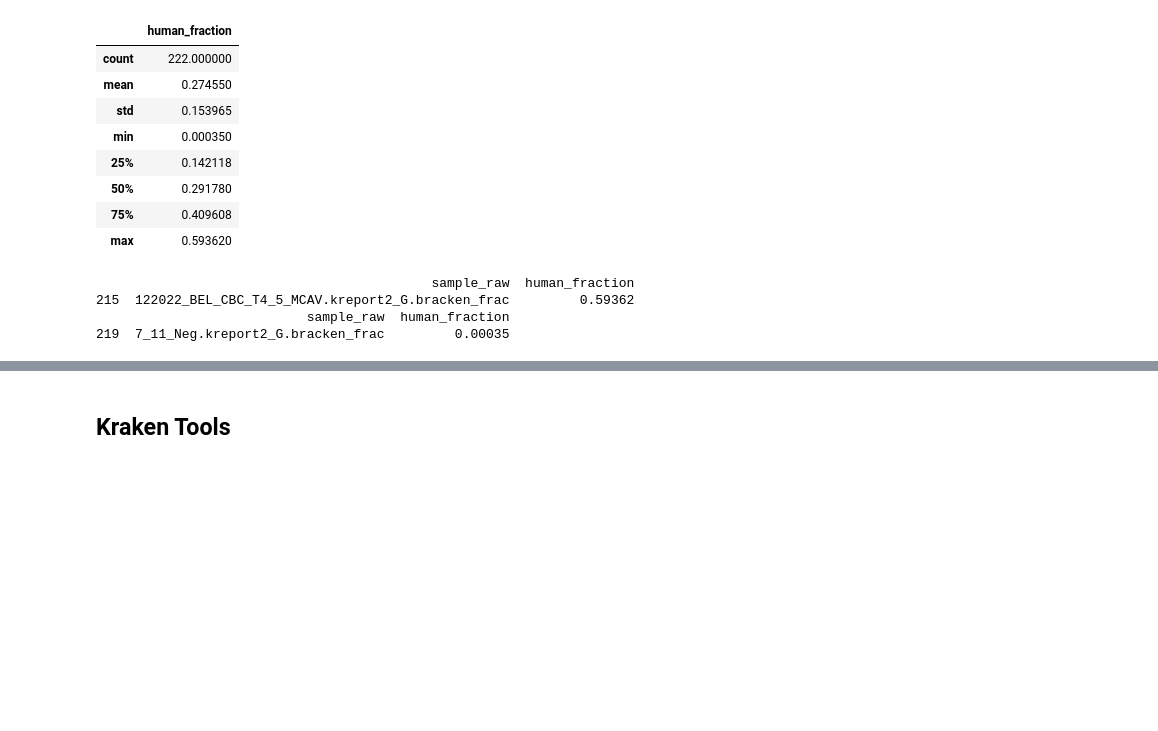
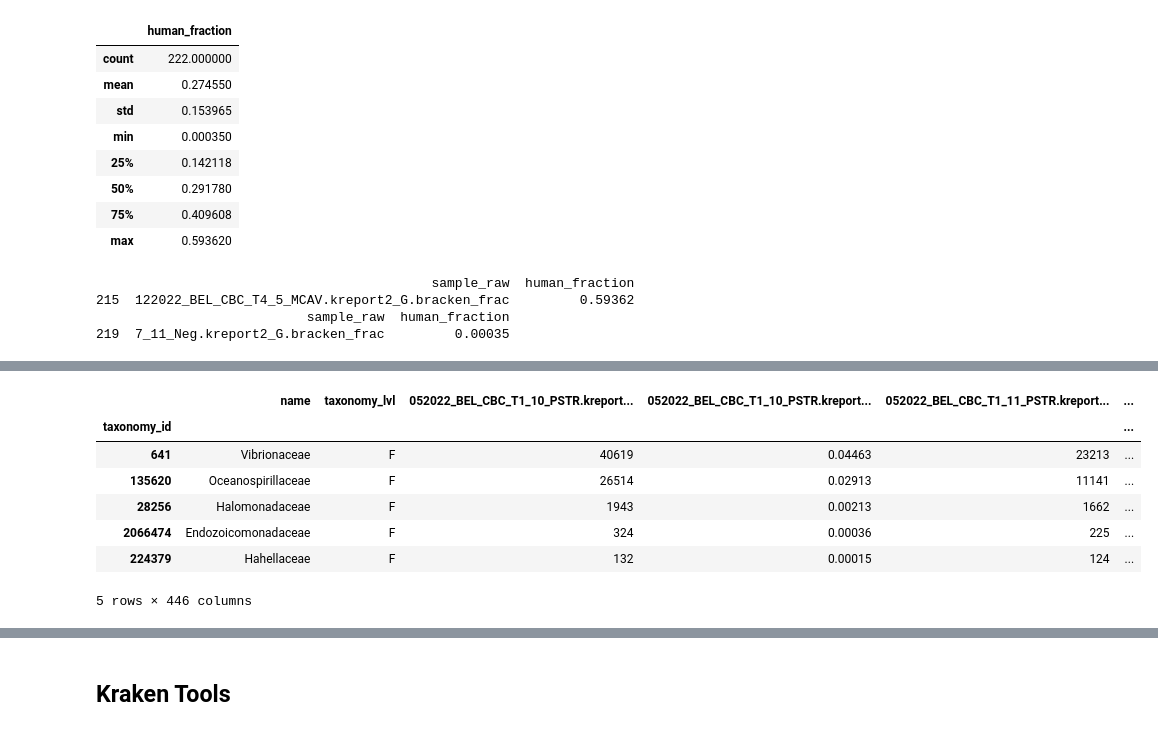
Before and after one commit to brookewicz/CBC_metagenomics, a Jupyter notebook: all_sctld/2.1OTUtable.ipynb, the cells around one changed output, grey strips where cells are left out. Drawn from its saved outputs; the diff is of its cells as text; code cells hidden in the pictures; blank space fills up the shorter version.

```diff
--- a/all_sctld/2.1OTUtable.ipynb
+++ b/all_sctld/2.1OTUtable.ipynb
@@ -419,0 +437,16 @@ otu_table_species.to_csv(f"otu_table_{LEVEL}.csv")
+# %%
+brackenfile=f"all_merged_bracken_{LEVEL}.txt"
+otu_table=pd.read_csv(brackenfile, sep='\t')
+# %%
+otu_table.set_index("taxonomy_id",inplace=True)
+# %%
+otu_table.head()
+# %% [output]
+|  | name | taxonomy_lvl | 052022_BEL_CBC_T1_10_PSTR.kreport... | 052022_BEL_CBC_T1_10_PSTR.kreport... | 052022_BEL_CBC_T1_11_PSTR.kreport... | ... |
+| taxonomy_id |  |  |  |  |  | ... |
+| 641 | Vibrionaceae | F | 40619 | 0.04463 | 23213 | ... |
+| 135620 | Oceanospirillaceae | F | 26514 | 0.02913 | 11141 | ... |
+| 28256 | Halomonadaceae | F | 1943 | 0.00213 | 1662 | ... |
+| 2066474 | Endozoicomonadaceae | F | 324 | 0.00036 | 225 | ... |
+| 224379 | Hahellaceae | F | 132 | 0.00015 | 124 | ... |
+5 rows × 446 columns
```
Also changed, not shown: parts of 9 cells of this notebook.
